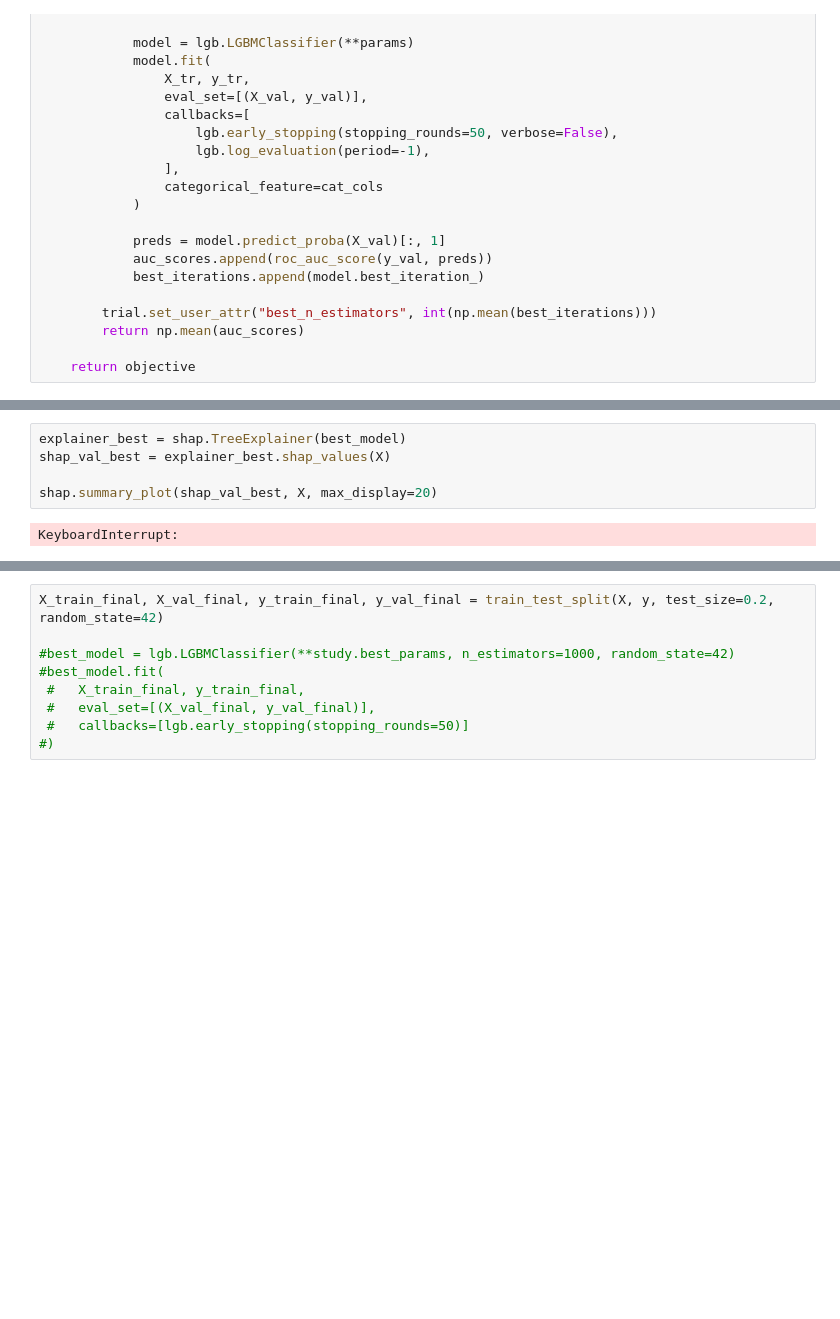
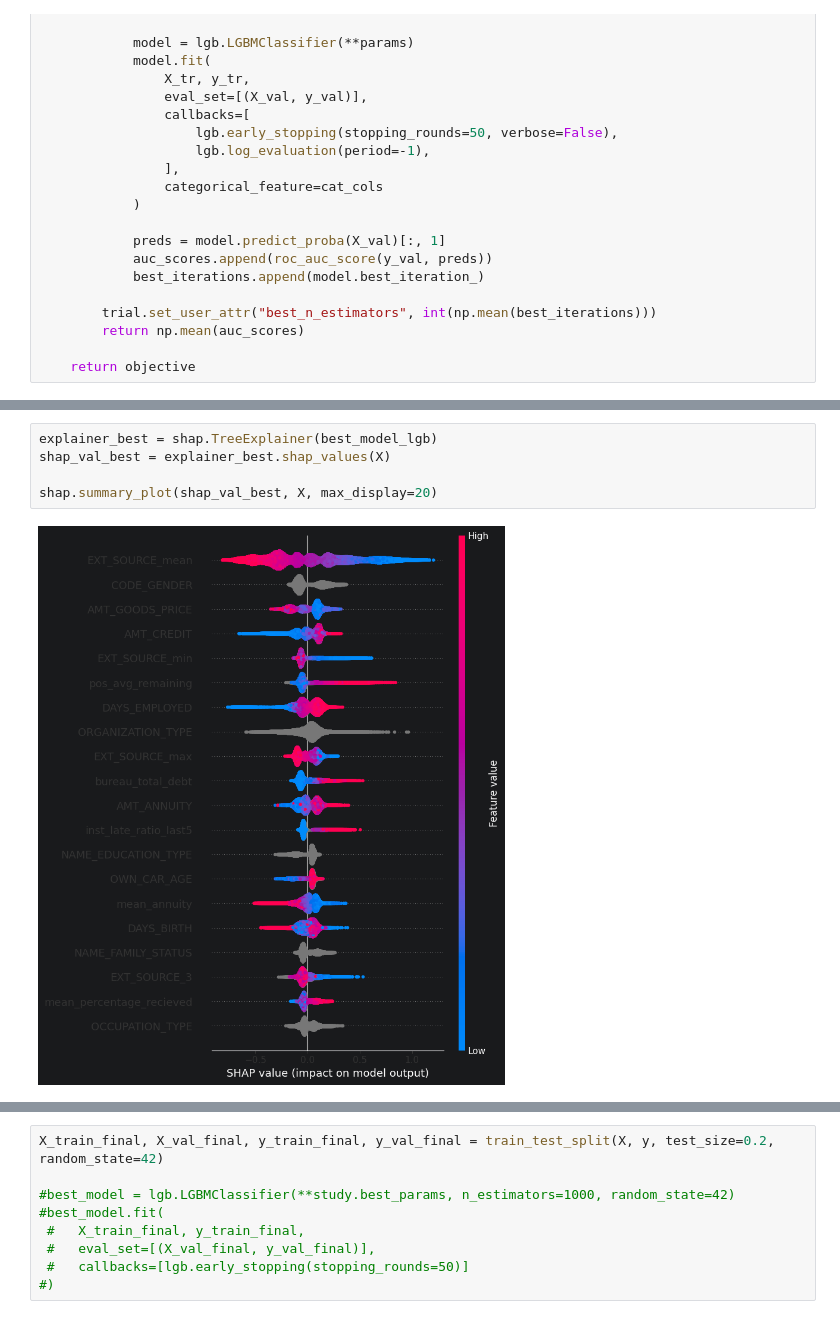
Before and after one commit to SirHelpMePlease/Home-Credit-Default-Risk-Kaggle, a Jupyter notebook: 03_Models.ipynb, the cells around one changed output, grey strips where cells are left out. Drawn from its saved outputs; the diff is of its cells as text; blank space fills up the shorter version.

```diff
--- a/03_Models.ipynb
+++ b/03_Models.ipynb
@@ -284,10 +279,10 @@ lgb.plot_importance(best_model, max_num_features=20)
 # %%
-explainer_best = shap.TreeExplainer(best_model)
+explainer_best = shap.TreeExplainer(best_model_lgb)
 shap_val_best = explainer_best.shap_values(X)
 
 shap.summary_plot(shap_val_best, X, max_display=20)
 # %% [output]
-KeyboardInterrupt:
+[figure, added]
 # %%
 shap_importance = pd.Series(
     np.abs(shap_val_best).mean(axis=0),
```
Also changed, not shown: parts of 46 cells of this notebook.
